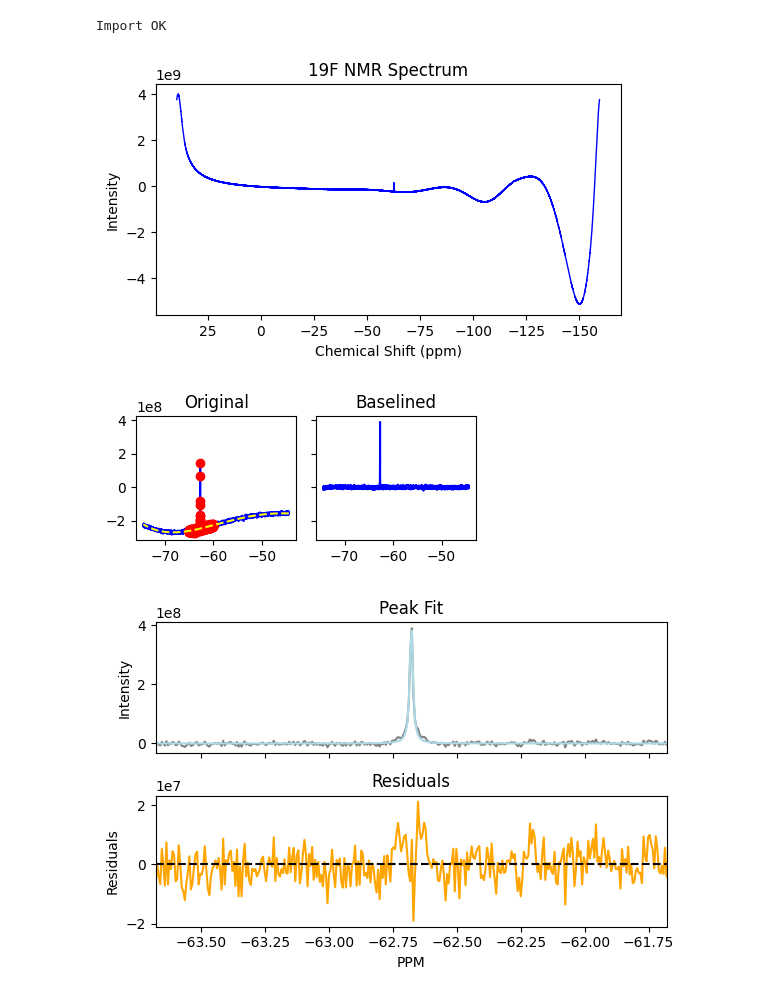
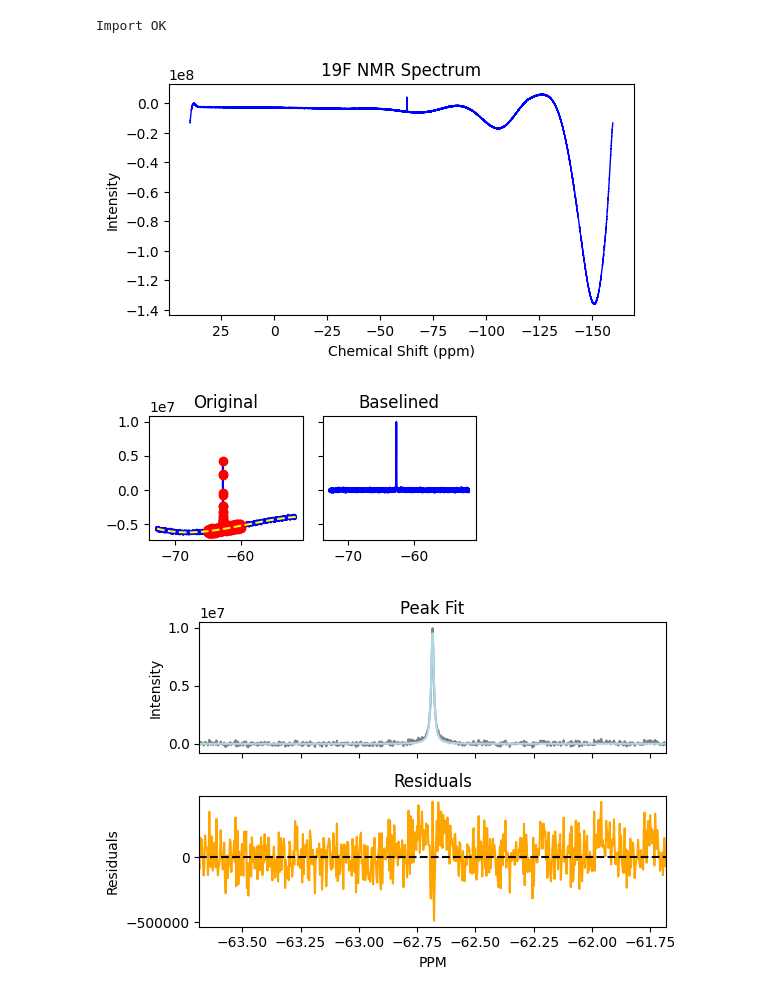
Before and after one commit to joel-wallace/proc19f-python, a Jupyter notebook: single-19f.ipynb, the cells around one changed output. Saved outputs shown, nothing was run; the diff lists cells and outputs as text; code cells hidden in the pictures.

Commit message:
changed to process pdata directly, skipping digital filter removal

```diff
--- a/single-19f.ipynb
+++ b/single-19f.ipynb
@@ -9,14 +9,16 @@ print("Import OK")
 Import OK
 # %%
 # Read data
-dic, data = ng.bruker.read("test_data/single/3")
-data = ng.bruker.remove_digital_filter(dic, data)
+dic, data = ng.bruker.read_pdata("test_data/single/3/pdata/1")
+# data = ng.bruker.remove_digital_filter(dic, data)
 
+
+# 66560 points
 # data = ng.proc_base.zf_size(data, 32768)    # zero fill to 32768 points
-data = ng.proc_base.fft(data)               # Fourier transform
-data = ng.proc_base.ps(data, p0=-25.0)      # phase correction
+# data = ng.proc_base.fft(data)               # Fourier transform
+# data = ng.proc_base.ps(data, p0=-25.0)      # phase correction
 data = ng.proc_base.di(data)                # discard the imaginaries
-data = ng.proc_base.rev(data)
+# data = ng.proc_base.rev(data)
 
 udic = ng.bruker.guess_udic(dic, data)
 uc = ng.fileiobase.uc_from_udic(udic)
@@ -30,11 +32,11 @@ ax.set_title("19F NMR Spectrum")
 ax.invert_xaxis()  # Standard NMR convention
 plt.show()
 # %% [output]
-[figure, old version]
+[figure, new version]
 # %%
 # Baseline
-ppm_axis = ppm_scale[14000:19000]
-data_axis = data[14000:19000]
+ppm_axis = ppm_scale[30000:37000]
+data_axis = data[30000:37000]
 
 # Identify points outside the -60 to -65 ppm range for fitting
 mask = (ppm_axis < -60) & (ppm_axis > -65)  # Mask for exclusion
@@ -43,34 +45,34 @@ mask = (ppm_axis < -60) & (ppm_axis > -65)  # Mask for exclusion
 ppm_baseline = ppm_axis[~mask]
 data_baseline = data_axis[~mask]
 
 # Fit a polynomial (degree 3)
 degree = 4
 coeffs = np.polyfit(ppm_baseline, data_baseline, degree)
 
 # Evaluate baseline fit
 baseline_fit = np.polyval(coeffs, ppm_axis)
 
 # Apply baseline correction
 corrected_data = data_axis - baseline_fit
 
 # Create side-by-side plots
 fig, axes = plt.subplots(1, 2, figsize=(4, 2), sharey=True)  # Same height, small width
 
 # Left plot: Original data with baseline fit
 axes[0].plot(ppm_axis, data_axis, color="blue")
 axes[0].plot(ppm_axis[mask], data_axis[mask], 'ro')  # Red points
 axes[0].plot(ppm_axis, baseline_fit, '--', color="yellow")
 axes[0].set_title("Original")
 
 # Right plot: Baseline-corrected spectrum
 axes[1].plot(ppm_axis, corrected_data, color="blue")
 axes[1].set_title("Baselined")
 
 
 plt.tight_layout()  # Adjust spacing for small figure
 plt.show()
 # %% [output]
-[figure, old version]
+[figure, new version]
 # %%
 # Define Lorentzian function
 def lorentzian(x, A, x0, gamma):
@@ -123,4 +125,4 @@ ax[1].set_title("Residuals")
 plt.tight_layout()
 plt.show()
 # %% [output]
-[figure, old version]
+[figure, new version]
```
